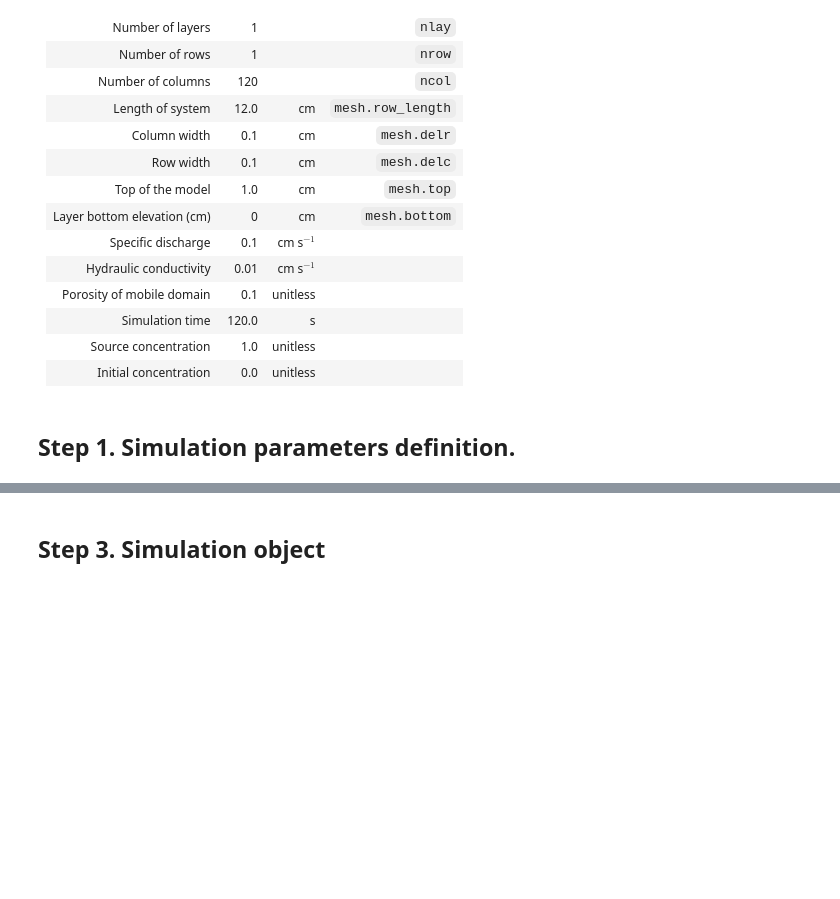
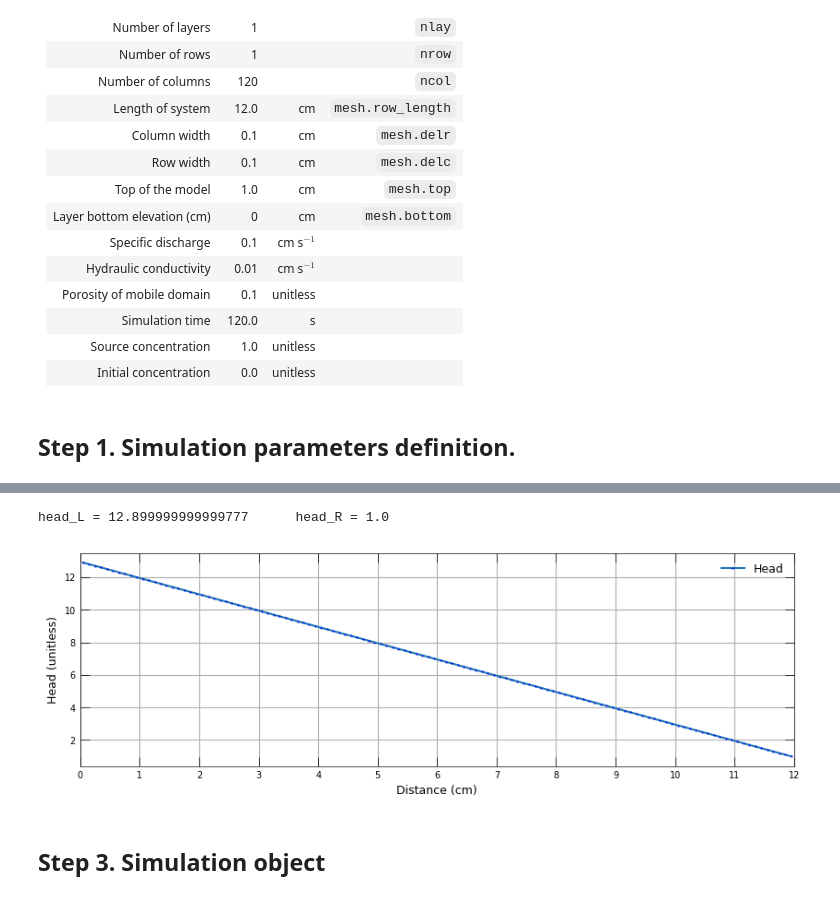
Before and after one commit to luiggix/WMA, a Jupyter notebook: notebooks/2_Transporte_mf6_1D/transporte_1D.ipynb, the cells around one changed output, grey strips where cells are left out. Cells and saved outputs as stored; diff of their text form; code cells hidden in the pictures; blank space fills up the shorter version.

```diff
--- a/notebooks/2_Transporte_mf6_1D/transporte_1D.ipynb
+++ b/notebooks/2_Transporte_mf6_1D/transporte_1D.ipynb
@@ -108,3 +128,11 @@ pparams["dispersion_coefficient"]
+# %%
+sim, gwf = build_gwf_1D(mesh, tm_par, ph_par, ml_units, os_par, oc_par)
+sim.write_simulation(silent=True)
+sim.run_simulation(silent=True)
+xmf6.plot_flow_1D(gwf, mesh, os_par, oc_par)
+# %% [output]
+head_L = 12.899999999999777      head_R = 1.0
+[figure, added]
 # %% [markdown]
 ## Step 3. Simulation object
 # %%
```
Also changed, not shown: parts of 24 cells of this notebook, 7 other files.
